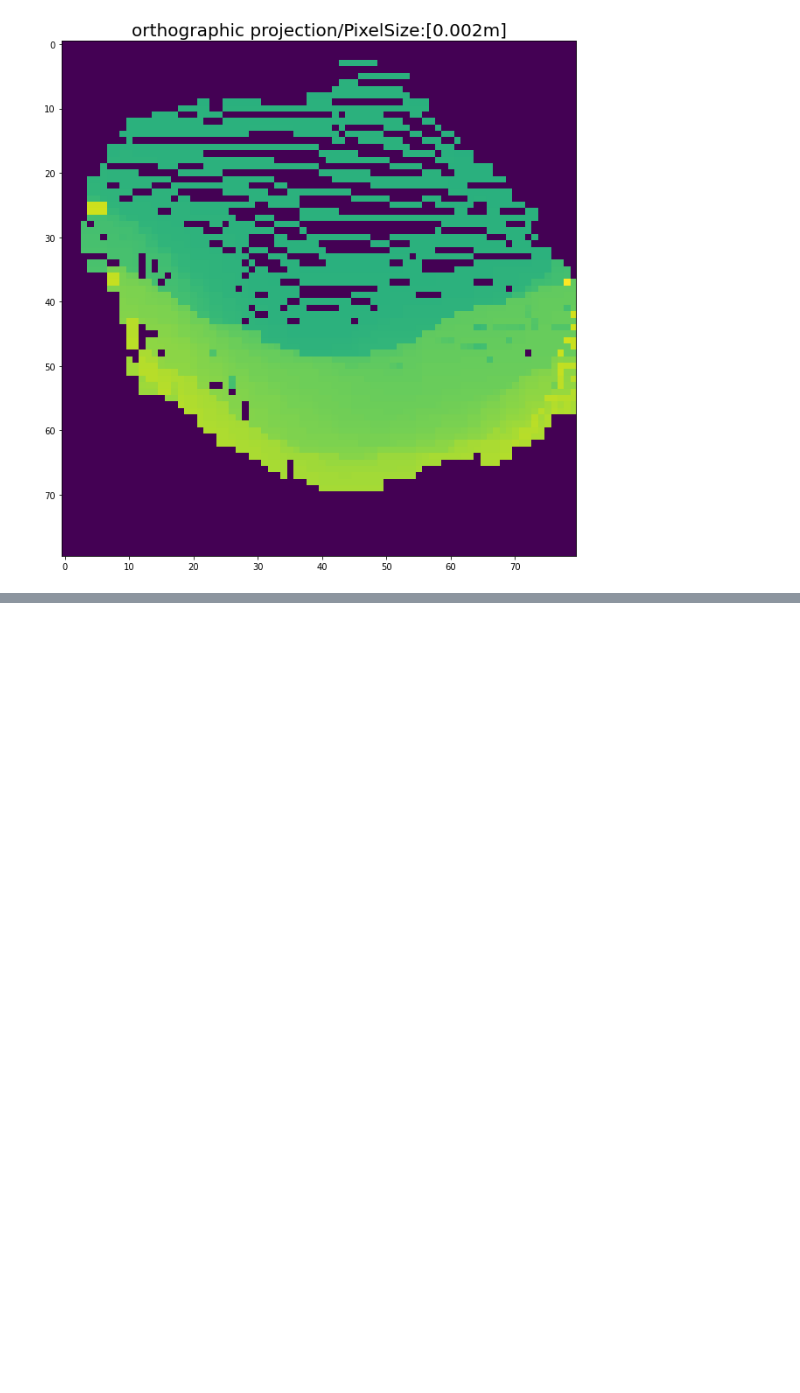
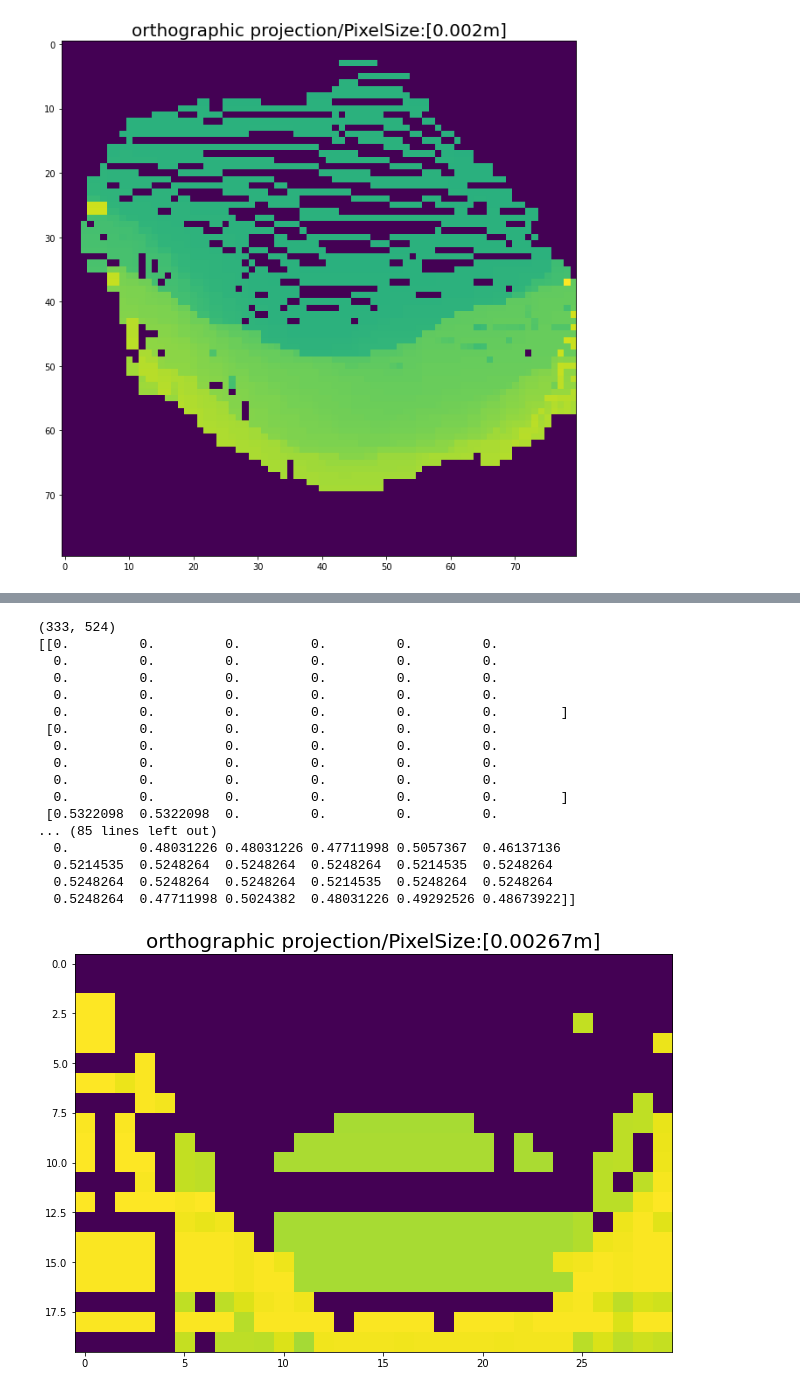
Before and after one commit to park-sangbeom/kinematics-usage, a Jupyter notebook: code/demo/demo_projection.ipynb, the cells around one changed output, grey strips where cells are left out. Cells and saved outputs as stored; diff of their text form; code cells hidden in the pictures; blank space fills up the shorter version.

```diff
--- a/code/demo/demo_projection.ipynb
+++ b/code/demo/demo_projection.ipynb
@@ -725,0 +775,26 @@ np.linalg.norm(a-b)
+# %%
+fig, ax = plt.subplots(figsize=(9, 9))
+plt.title("orthographic projection/PixelSize:[0.00267m]", fontsize=20)
+ax.imshow(new_height_map[280:300,220:250])
+print(new_height_map.shape)
+plt.tight_layout()
+print(new_height_map[280:300,220:250])
+# %% [output]
+(333, 524)
+[[0.         0.         0.         0.         0.         0.
+  0.         0.         0.         0.         0.         0.
+  0.         0.         0.         0.         0.         0.
+  0.         0.         0.         0.         0.         0.
+  0.         0.         0.         0.         0.         0.        ]
+ [0.         0.         0.         0.         0.         0.
+  0.         0.         0.         0.         0.         0.
+  0.         0.         0.         0.         0.         0.
+  0.         0.         0.         0.         0.         0.
+  0.         0.         0.         0.         0.         0.        ]
+ [0.5322098  0.5322098  0.         0.         0.         0.
+... (85 lines left out)
+  0.         0.48031226 0.48031226 0.47711998 0.5057367  0.46137136
+  0.5214535  0.5248264  0.5248264  0.5248264  0.5214535  0.5248264
+  0.5248264  0.5248264  0.5248264  0.5214535  0.5248264  0.5248264
+  0.5248264  0.47711998 0.5024382  0.48031226 0.49292526 0.48673922]]
+[figure, added]
```
Also changed, not shown: parts of 4 cells of this notebook.
